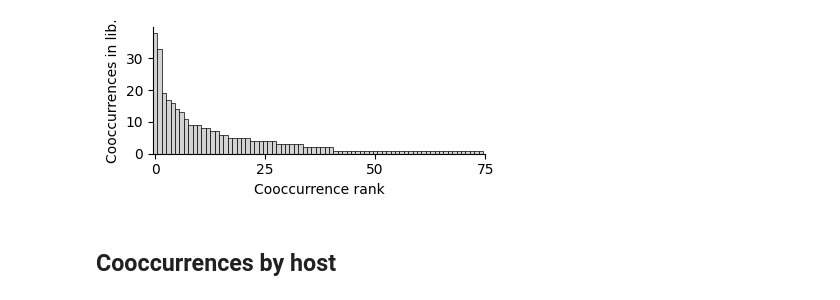
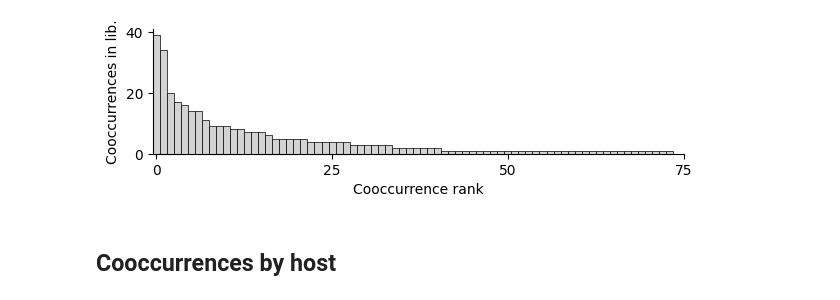
Before and after one commit to wilkinsonlab/miripvir25, a Jupyter notebook: analysis/analysis-01.cooccurrence-library.ipynb, the cells around one changed output. Drawn from its saved outputs; the diff is of its cells as text; code cells hidden in the pictures.

```diff
--- a/analysis/analysis-01.cooccurrence-library.ipynb
+++ b/analysis/analysis-01.cooccurrence-library.ipynb
@@ -140,17 +154,17 @@ See the caveats in the documentation: https://pandas.pydata.org/pandas-docs/stab
 # %%
 g = sns.catplot(
     x='library', y='count',
     data=cooccurrence_pairs_counts_by_library.query('count > 0'),
-    kind='bar', dodge=False, height=2.0, aspect=2.0, edgecolor='black', linewidth=0.5, width=1.0,
+    kind='bar', dodge=False, height=2.0, aspect=3.0, edgecolor='black', linewidth=0.5, width=1.0,
     color='lightgray'
 )
 g.ax.set_xticks([0, 25, 50, 75])
 g.set_xticklabels([0, 25, 50, 75])
 g.set_xlabels("Cooccurrence rank")
 g.set_ylabels("Cooccurrences in lib.")
 g.savefig("figures/barplot.cooccurrences_by_library.svg")
 # %% [output]
-[figure, old version]
+[figure, new version]
 # %% [markdown]
 ## Cooccurrences by host
 # %%
```
Also changed, not shown: parts of 35 cells of this notebook, 28 other files.
